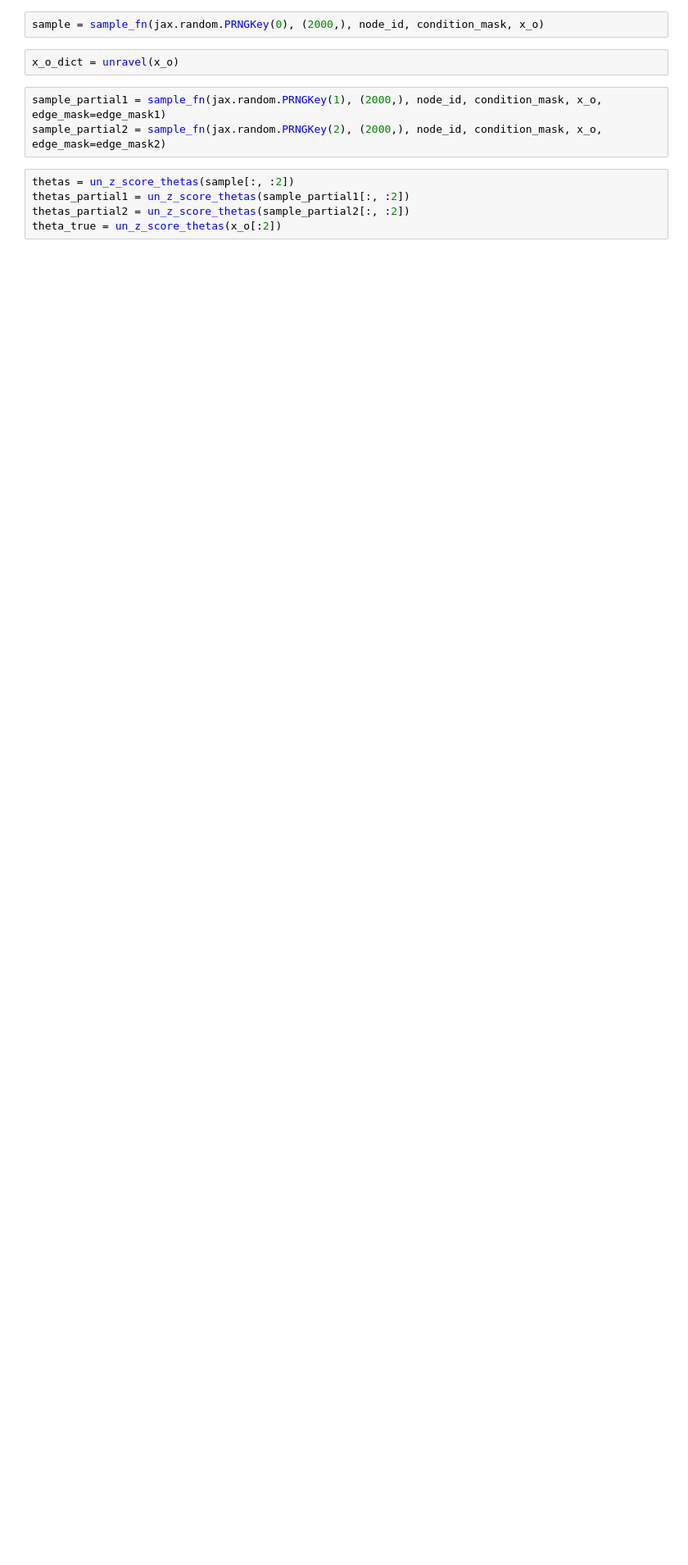
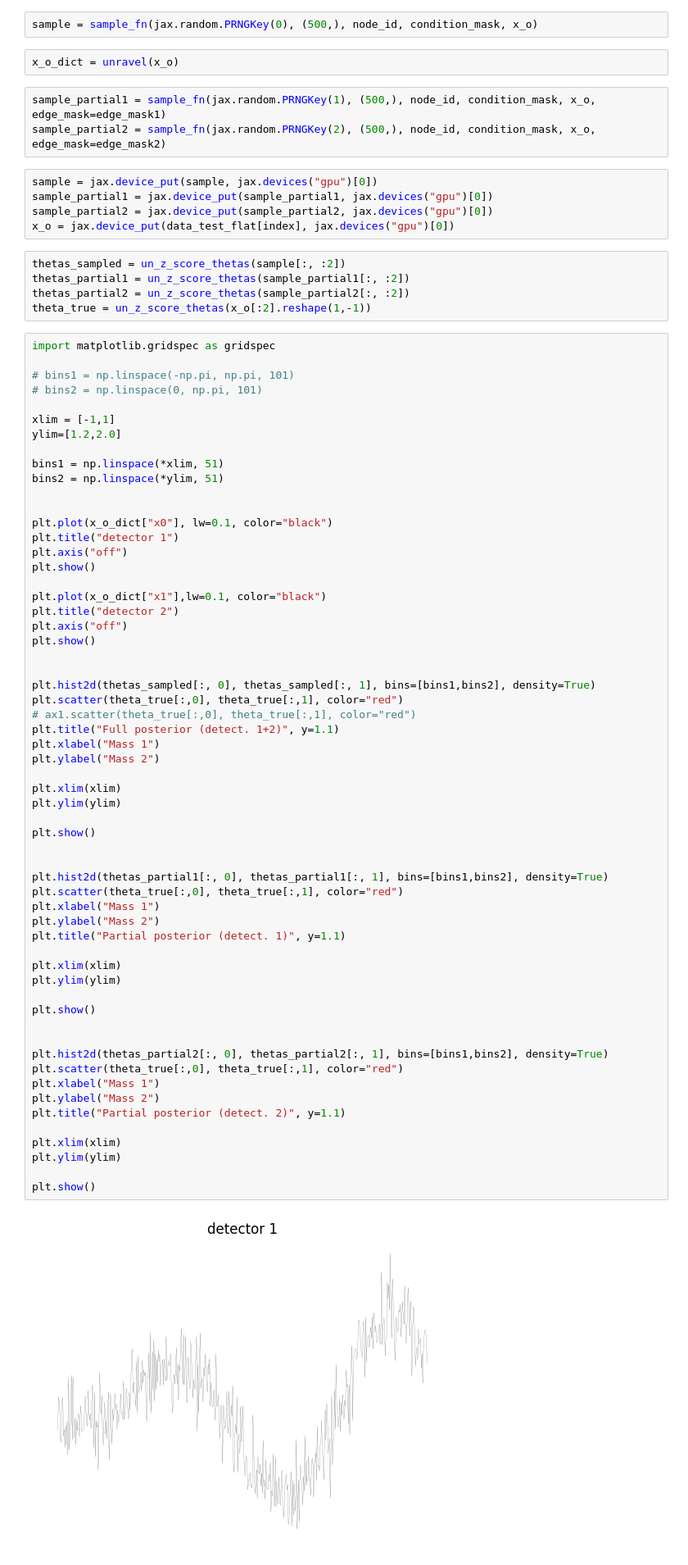
Before and after one commit to aurelio-amerio/simformer, a Jupyter notebook: test_basemodel.ipynb, the cells around one changed output. Shown at 82% size. Drawn from its saved outputs; the diff is of its cells as text; blank space fills up the shorter version.

```diff
--- a/test_basemodel.ipynb
+++ b/test_basemodel.ipynb
@@ -380,12 +371,78 @@ Array([-0.919, -0.509], dtype=float32)
 # %%
-sample = sample_fn(jax.random.PRNGKey(0), (2000,), node_id, condition_mask, x_o)
+sample = sample_fn(jax.random.PRNGKey(0), (500,), node_id, condition_mask, x_o)
 # %%
 x_o_dict = unravel(x_o)
 # %%
-sample_partial1 = sample_fn(jax.random.PRNGKey(1), (2000,), node_id, condition_mask, x_o, edge_mask=edge_mask1)
-sample_partial2 = sample_fn(jax.random.PRNGKey(2), (2000,), node_id, condition_mask, x_o, edge_mask=edge_mask2)
+sample_partial1 = sample_fn(jax.random.PRNGKey(1), (500,), node_id, condition_mask, x_o, edge_mask=edge_mask1)
+sample_partial2 = sample_fn(jax.random.PRNGKey(2), (500,), node_id, condition_mask, x_o, edge_mask=edge_mask2)
+# %%
+sample = jax.device_put(sample, jax.devices("gpu")[0])
+sample_partial1 = jax.device_put(sample_partial1, jax.devices("gpu")[0])
+sample_partial2 = jax.device_put(sample_partial2, jax.devices("gpu")[0])
+x_o = jax.device_put(data_test_flat[index], jax.devices("gpu")[0])
 # %%
-thetas = un_z_score_thetas(sample[:, :2])
+thetas_sampled = un_z_score_thetas(sample[:, :2])
 thetas_partial1 = un_z_score_thetas(sample_partial1[:, :2])
 thetas_partial2 = un_z_score_thetas(sample_partial2[:, :2])
-theta_true = un_z_score_thetas(x_o[:2])
+theta_true = un_z_score_thetas(x_o[:2].reshape(1,-1))
+# %%
+import matplotlib.gridspec as gridspec
+
+# bins1 = np.linspace(-np.pi, np.pi, 101)
+# bins2 = np.linspace(0, np.pi, 101)
+
+xlim = [-1,1]
+ylim=[1.2,2.0]
+
+bins1 = np.linspace(*xlim, 51)
+bins2 = np.linspace(*ylim, 51)
+
+
+plt.plot(x_o_dict["x0"], lw=0.1, color="black")
+plt.title("detector 1")
+plt.axis("off")
+plt.show()
+
+plt.plot(x_o_dict["x1"],lw=0.1, color="black")
+plt.title("detector 2")
+plt.axis("off")
+plt.show()
+
+
+plt.hist2d(thetas_sampled[:, 0], thetas_sampled[:, 1], bins=[bins1,bins2], density=True)
+plt.scatter(theta_true[:,0], theta_true[:,1], color="red")
+# ax1.scatter(theta_true[:,0], theta_true[:,1], color="red")
+plt.title("Full posterior (detect. 1+2)", y=1.1)
+plt.xlabel("Mass 1")
+plt.ylabel("Mass 2")
+
+plt.xlim(xlim)
+plt.ylim(ylim)
+
+plt.show()
+
+
+plt.hist2d(thetas_partial1[:, 0], thetas_partial1[:, 1], bins=[bins1,bins2], density=True)
+plt.scatter(theta_true[:,0], theta_true[:,1], color="red")
+plt.xlabel("Mass 1")
+plt.ylabel("Mass 2")
+plt.title("Partial posterior (detect. 1)", y=1.1)
+
+plt.xlim(xlim)
+plt.ylim(ylim)
+
+plt.show()
+
+
+plt.hist2d(thetas_partial2[:, 0], thetas_partial2[:, 1], bins=[bins1,bins2], density=True)
+plt.scatter(theta_true[:,0], theta_true[:,1], color="red")
+plt.xlabel("Mass 1")
+plt.ylabel("Mass 2")
+plt.title("Partial posterior (detect. 2)", y=1.1)
+
+plt.xlim(xlim)
+plt.ylim(ylim)
+
+plt.show()
+# %% [output]
+[figure, added]
```
Also changed, not shown: parts of 12 cells of this notebook, 1 other file.
